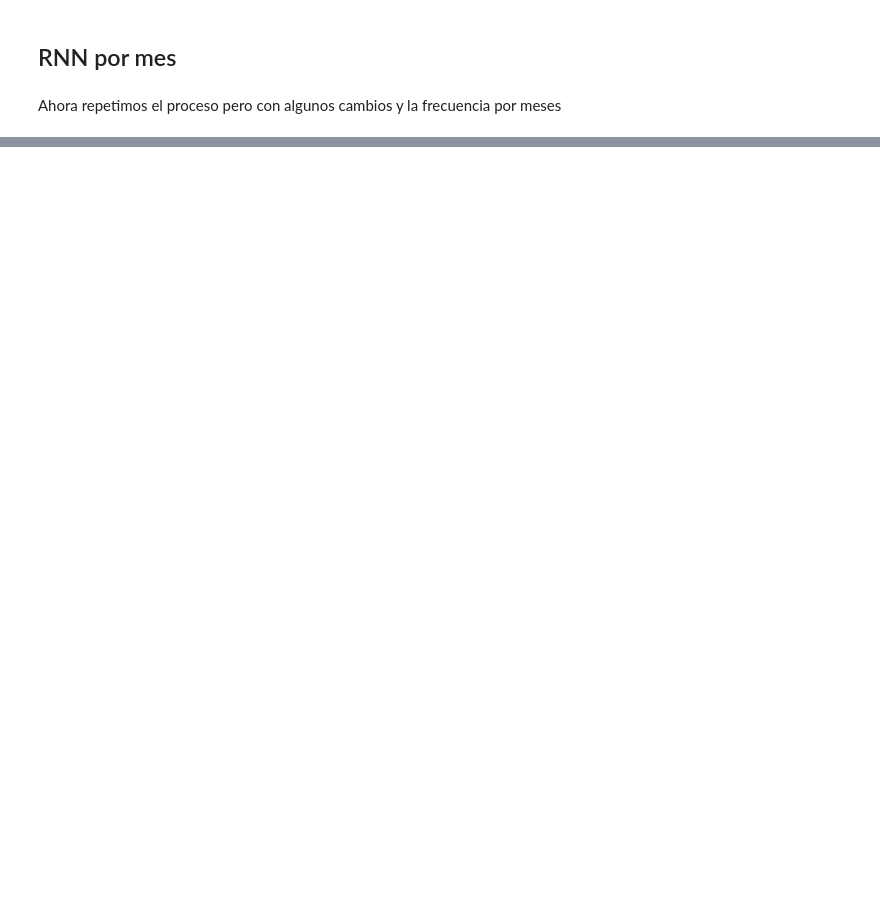
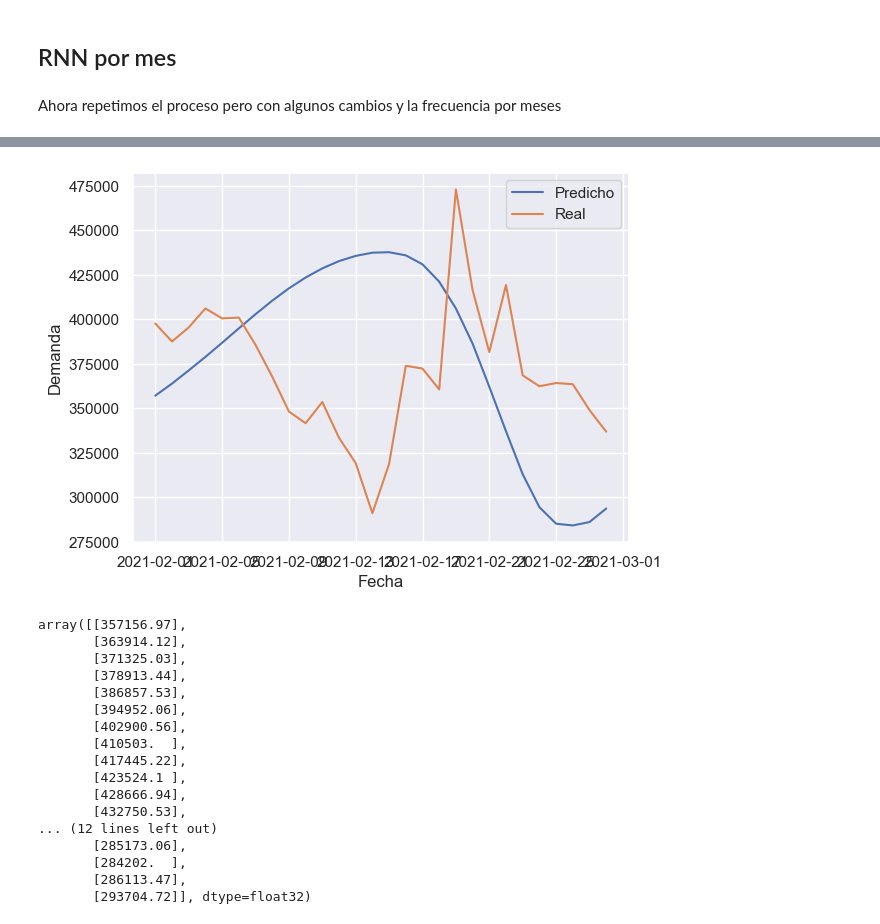
Before and after one commit to Josdelser/Prosumer-TFM, a Jupyter notebook: MLE-Prosumer.ipynb, the cells around one changed output, grey strips where cells are left out. Saved outputs shown, nothing was run; the diff lists cells and outputs as text; code cells hidden in the pictures; blank space fills up the shorter version.

```diff
--- a/MLE-Prosumer.ipynb
+++ b/MLE-Prosumer.ipynb
@@ -863,0 +909,3 @@ El error cuadrático mse: 22215323424061.492 kw
+# %%
+demanda_segun_mes(2,28)
+# %% [output]
@@ -863,0 +929,18 @@ El error cuadrático mse: 22215323424061.492 kw
+[figure, added]
+array([[357156.97],
+       [363914.12],
+       [371325.03],
+       [378913.44],
+       [386857.53],
+       [394952.06],
+       [402900.56],
+       [410503.  ],
+       [417445.22],
+       [423524.1 ],
+       [428666.94],
+       [432750.53],
+... (12 lines left out)
+       [285173.06],
+       [284202.  ],
+       [286113.47],
+       [293704.72]], dtype=float32)
```
Also changed, not shown: parts of 82 cells of this notebook.
